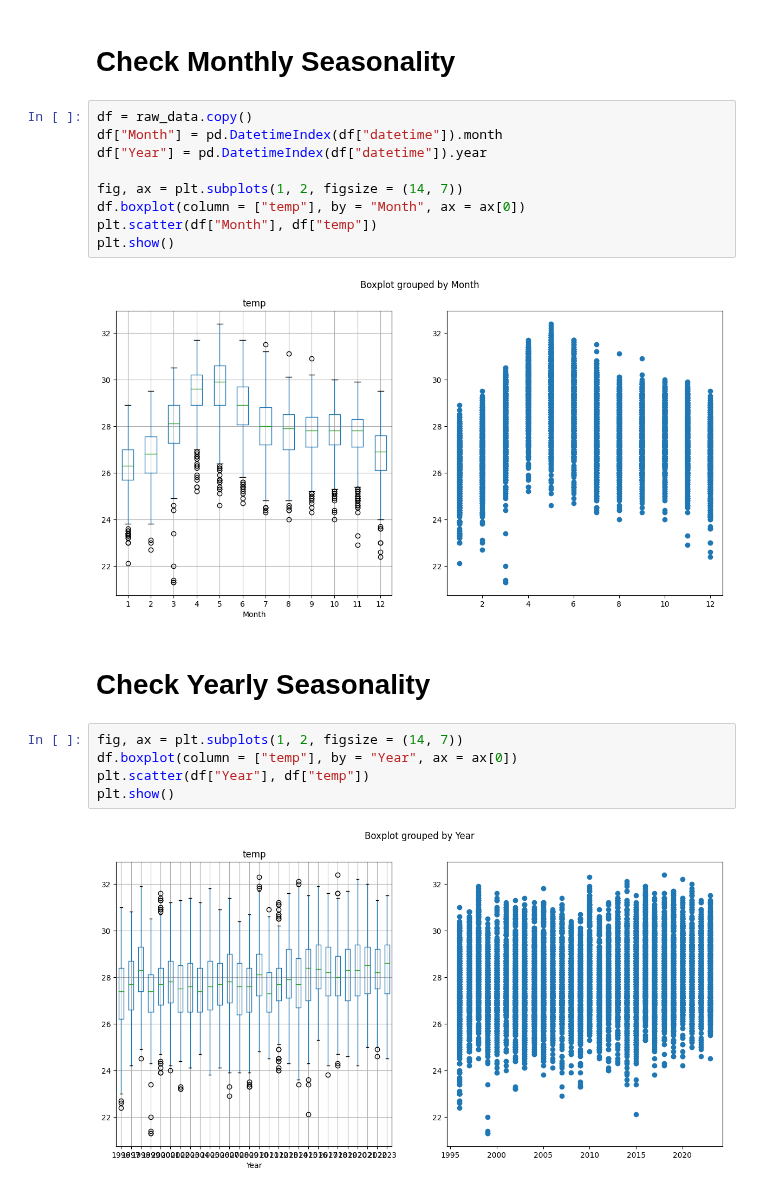
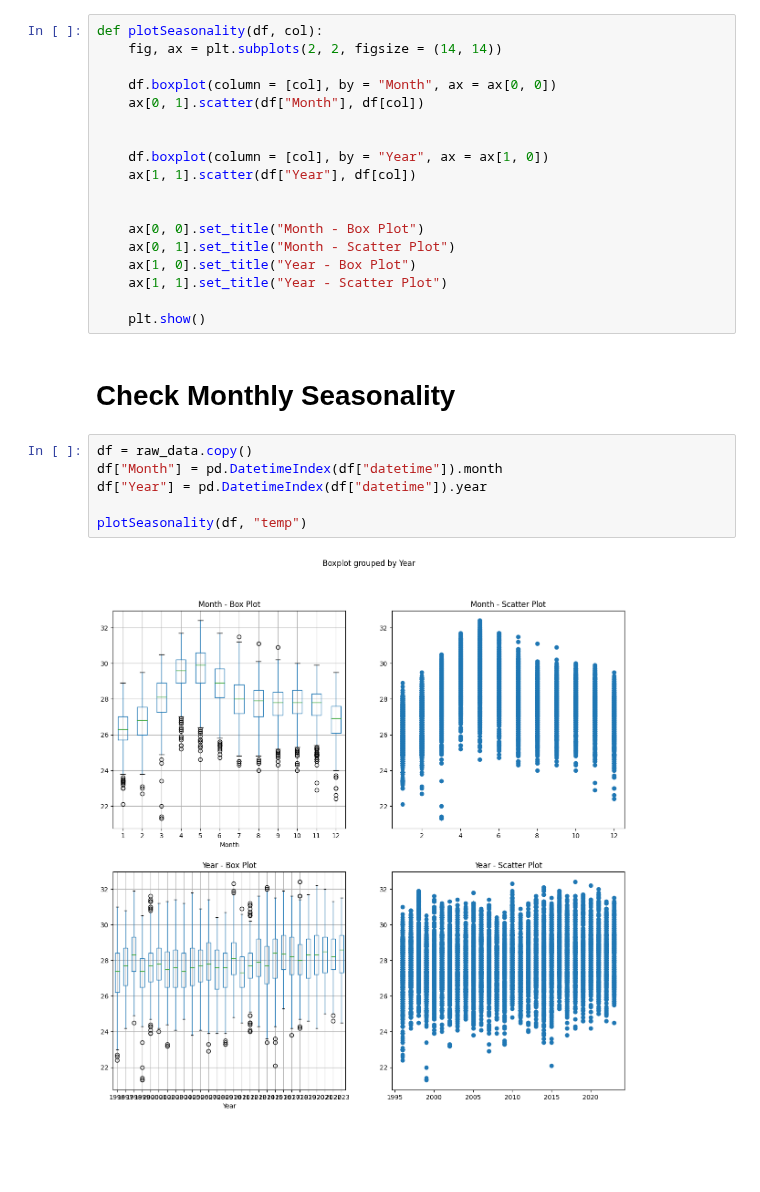
Before and after one commit to alaricespina/Thesis-Repository, a Jupyter notebook: Deployment - Auto Regressive/SciKit AutoRegression.ipynb, the cells around one changed output. Cells and saved outputs as stored; diff of their text form; blank space fills up the shorter version.

```diff
--- a/Deployment - Auto Regressive/SciKit AutoRegression.ipynb
+++ b/Deployment - Auto Regressive/SciKit AutoRegression.ipynb
@@ -15,28 +20,34 @@ Index(['Unnamed: 0', 'name', 'datetime', 'tempmax', 'tempmin', 'temp',
        'severerisk', 'sunrise', 'sunset', 'moonphase', 'conditions',
        'description', 'icon', 'stations'],
       dtype='object')
+# %%
+def plotSeasonality(df, col):
+    fig, ax = plt.subplots(2, 2, figsize = (14, 14))
+
+    df.boxplot(column = [col], by = "Month", ax = ax[0, 0])
+    ax[0, 1].scatter(df["Month"], df[col])
+
+
+    df.boxplot(column = [col], by = "Year", ax = ax[1, 0])
+    ax[1, 1].scatter(df["Year"], df[col])
+
+
+    ax[0, 0].set_title("Month - Box Plot")
+    ax[0, 1].set_title("Month - Scatter Plot")
+    ax[1, 0].set_title("Year - Box Plot")
+    ax[1, 1].set_title("Year - Scatter Plot")
+
+    plt.show()
 # %% [markdown]
 # Check Monthly Seasonality
 # %%
 df = raw_data.copy()
 df["Month"] = pd.DatetimeIndex(df["datetime"]).month
 df["Year"] = pd.DatetimeIndex(df["datetime"]).year
 
-fig, ax = plt.subplots(1, 2, figsize = (14, 7))
-df.boxplot(column = ["temp"], by = "Month", ax = ax[0])
-plt.scatter(df["Month"], df["temp"])
-plt.show()
+plotSeasonality(df, "temp")
 # %% [output]
-[figure, old version]
+[figure, new version]
-# %% [markdown]
-# Check Yearly Seasonality
-# %%
-fig, ax = plt.subplots(1, 2, figsize = (14, 7))
-df.boxplot(column = ["temp"], by = "Year", ax = ax[0])
-plt.scatter(df["Year"], df["temp"])
-plt.show()
-# %% [output]
-[figure, removed]
 # %% [markdown]
 # Remove Monthly Mean
 
```
Also changed, not shown: parts of 51 cells of this notebook.
